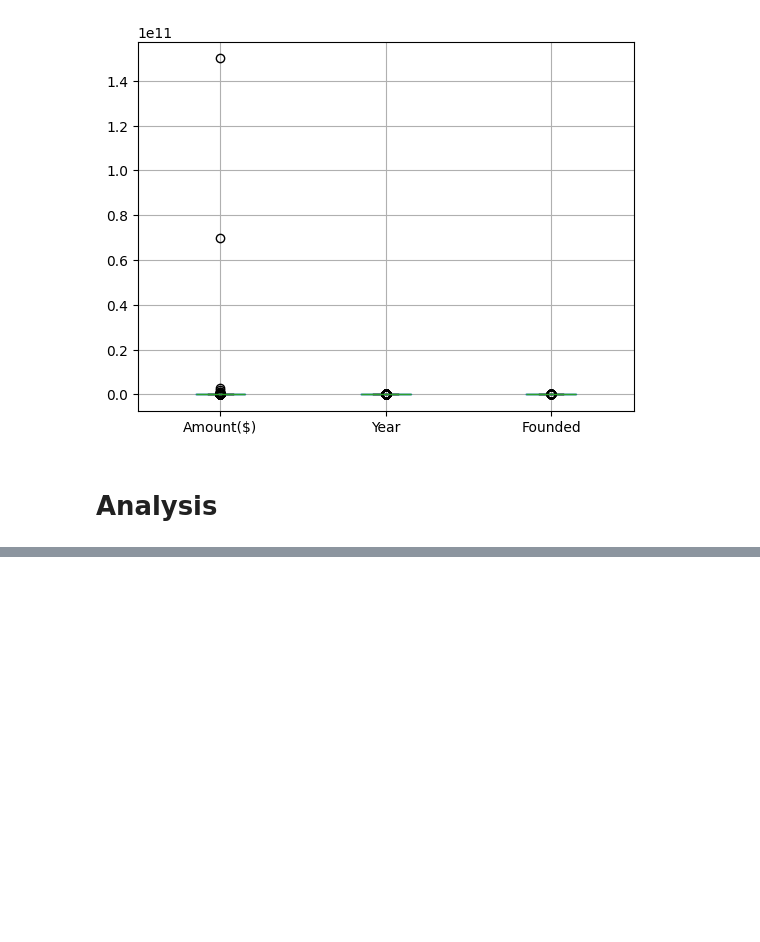
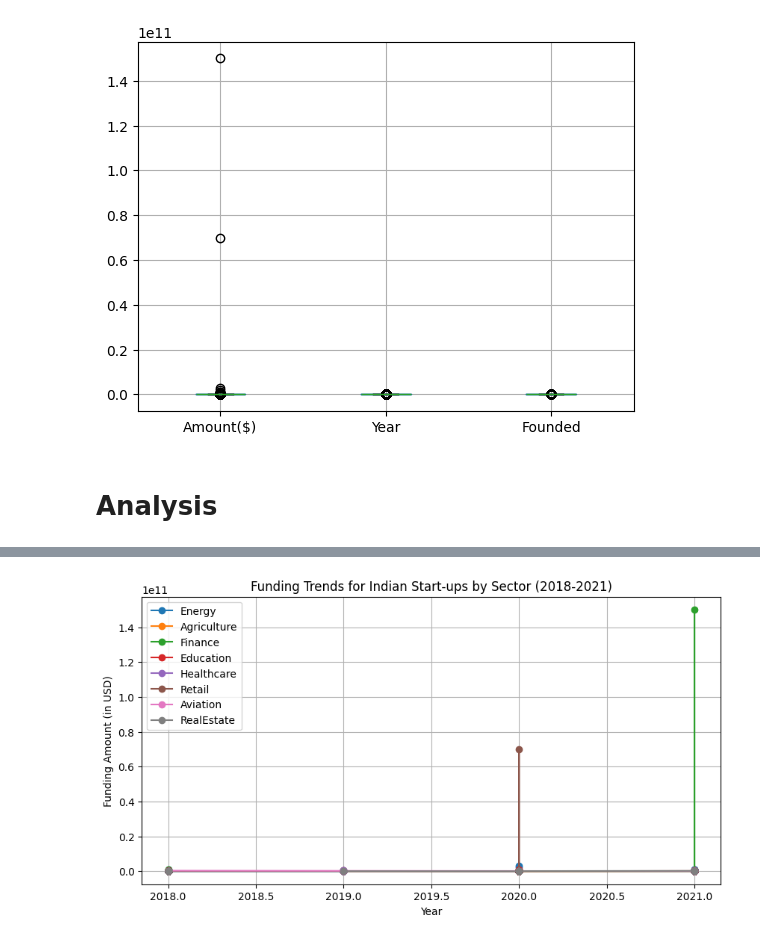
Before and after one commit to MoIdris/A-Data-Analytics-Project, a Jupyter notebook: Indian_Start-up.ipynb, the cells around one changed output, grey strips where cells are left out. Saved outputs shown, nothing was run; the diff lists cells and outputs as text; code cells hidden in the pictures; blank space fills up the shorter version.

```diff
--- a/Indian_Start-up.ipynb
+++ b/Indian_Start-up.ipynb
@@ -1364,0 +1406,21 @@ df.boxplot()
+# %%
+
+# Get a list of unique sectors
+sectors = df['Sector'].unique()
+
+plt.figure(figsize=(10, 5))
+
+# Create a line for each sector
+for sector in sectors:
+    sector_data = df[df['Sector'] == sector]
+    plt.plot(sector_data['Year'], sector_data['Amount($)'], marker='o', label=sector)
+
+plt.title('Funding Trends for Indian Start-ups by Sector (2018-2021)')
+plt.xlabel('Year')
+plt.ylabel('Funding Amount (in USD)')
+plt.legend()
+
+plt.grid(True)
+plt.show()
+# %% [output]
+[figure, added]
```
Also changed, not shown: parts of 3 cells of this notebook.
